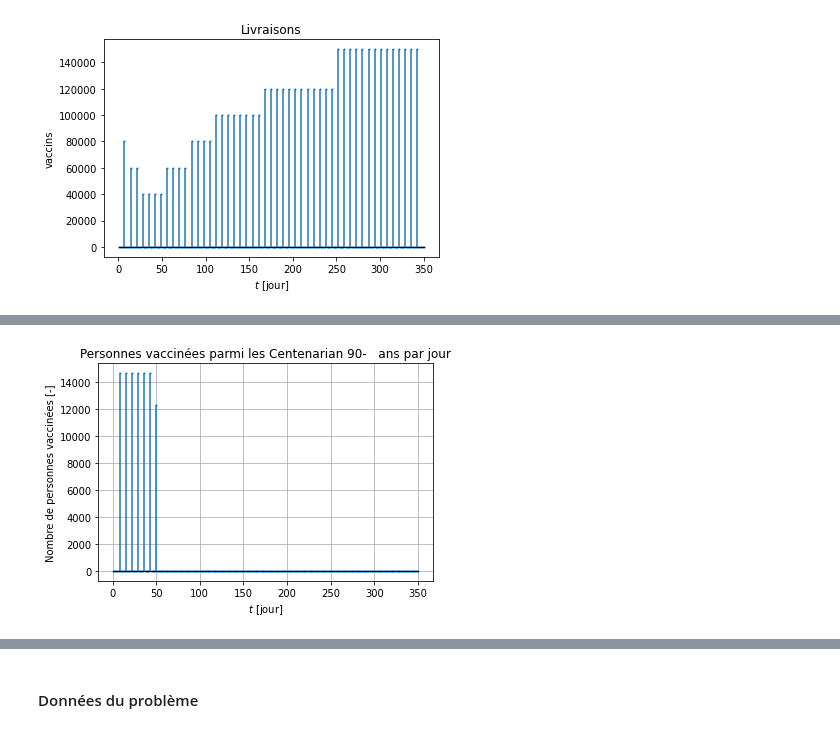
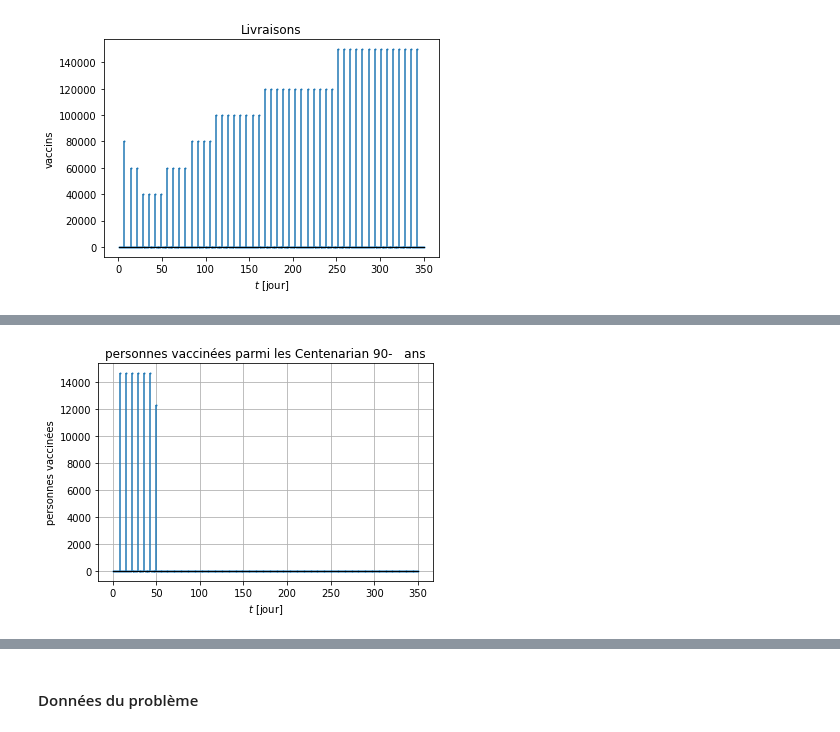
Before and after one commit to EliottVND/LINMA1702, a Jupyter notebook: rapport_notebook.ipynb, the cells around one changed output, grey strips where cells are left out. Saved outputs shown, nothing was run; the diff lists cells and outputs as text; code cells hidden in the pictures.

```diff
--- a/rapport_notebook.ipynb
+++ b/rapport_notebook.ipynb
@@ -200,13 +204,12 @@ for t in days-1:
     model_I1 += x[t-1] - xsum(y[t][i] for i in range(m)) >= 0   # (5)
 
     for i in range(m):
-        model_I1 += (1 - lambda_t[t][i]) * v_s[t][i] -  y[t][i] >= 0                   # (6)
-        model_I1 += v_s[t][i] - (1 - lambda_t[t-1][i]) * v_s[t-1][i] + y[t-1][i] == 0  # (7)
+        model_I1 += v_s[t][i] - (1 - lambda_t[t-1][i]) * v_s[t-1][i] + y[t][i] == 0  # (6)
 
 # Conditions initiales
-model_I1 += x[-1] == 0                                 # (9)
+model_I1 += x[-1] == 0                                 # (7)
 for i in range(m):
-    model_I1 += y[-1][i] == 0                          # (9)
+    model_I1 += y[-1][i] == 0                          # (7)
     model_I1 += v_s[-1][i] - mu[i] * pop_init[i] == 0  # (8)
 
 model_I1.optimize()
@@ -311,10 +322,10 @@ titres = [f"{population[i]}" for i in range(m)]
 
 plt.figure("Question 1.1")
 for i in range(5):
-        plt.title("Personnes vaccinées parmi les " + titres[i] +" par jour")
+        plt.title("personnes vaccinées parmi les " + titres[i])
         markerline, stemlines, baseline = plt.stem(days, vaccination[i])
         plt.xlabel("$t$ [jour]", fontsize=10)
-        plt.ylabel("Nombre de personnes vaccinées [-]", fontsize=10)
+        plt.ylabel("personnes vaccinées", fontsize=10)
 
         baseline.set_color('k')
         baseline.set_linewidth(1)
@@ -322,10 +333,10 @@ for i in range(5):
         plt.grid()
         plt.show()
 
-        plt.title("Personnes susceptibles parmi les " + titres[i])
+        plt.title("personnes susceptibles parmi les " + titres[i])
         plt.plot(days-1, susceptible[i])
         plt.xlabel("$t$ [jour]", fontsize=10)
-        plt.ylabel("Nombre de personnes susceptibles [-]", fontsize=10)
+        plt.ylabel("population", fontsize=10)
         plt.ylim((0, max(susceptible[i]) + 1e5))
         plt.grid()
         plt.show()
@@ -341 +352 @@ for i in range(5):
-[figure, old version]
+[figure, new version]
```
Also changed, not shown: parts of 54 cells of this notebook, 15 other files.
